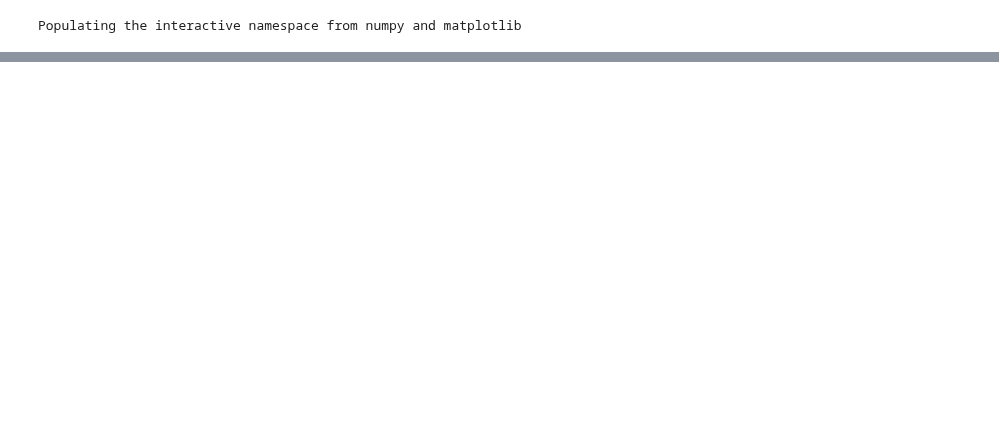
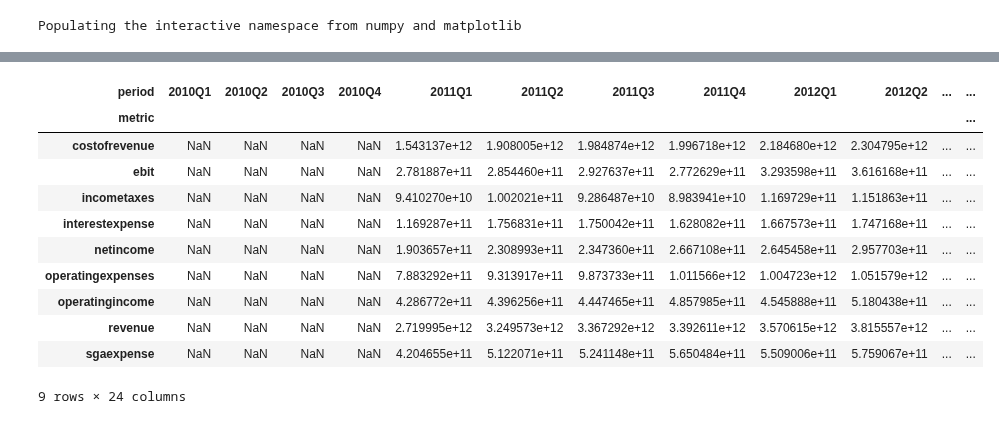
Before and after one commit to calcbench/notebooks, a Jupyter notebook: standard_statements.ipynb, the cells around one changed output, grey strips where cells are left out. Saved outputs shown, nothing was run; the diff lists cells and outputs as text; code cells hidden in the pictures; blank space fills up the shorter version.

```diff
--- a/standard_statements.ipynb
+++ b/standard_statements.ipynb
@@ -33,0 +52,15 @@ DateParseError: Unknown datetime string format, unable to parse: period
+# %%
+totals.shift(4, axis=1)
+# %% [output]
+| period | 2010Q1 | 2010Q2 | 2010Q3 | 2010Q4 | 2011Q1 | 2011Q2 | 2011Q3 | 2011Q4 | 2012Q1 | 2012Q2 | ... | ... |
+| metric |  |  |  |  |  |  |  |  |  |  |  | ... |
+| costofrevenue | NaN | NaN | NaN | NaN | 1.543137e+12 | 1.908005e+12 | 1.984874e+12 | 1.996718e+12 | 2.184680e+12 | 2.304795e+12 | ... | ... |
+| ebit | NaN | NaN | NaN | NaN | 2.781887e+11 | 2.854460e+11 | 2.927637e+11 | 2.772629e+11 | 3.293598e+11 | 3.616168e+11 | ... | ... |
+| incometaxes | NaN | NaN | NaN | NaN | 9.410270e+10 | 1.002021e+11 | 9.286487e+10 | 8.983941e+10 | 1.169729e+11 | 1.151863e+11 | ... | ... |
+| interestexpense | NaN | NaN | NaN | NaN | 1.169287e+11 | 1.756831e+11 | 1.750042e+11 | 1.628082e+11 | 1.667573e+11 | 1.747168e+11 | ... | ... |
+| netincome | NaN | NaN | NaN | NaN | 1.903657e+11 | 2.308993e+11 | 2.347360e+11 | 2.667108e+11 | 2.645458e+11 | 2.957703e+11 | ... | ... |
+| operatingexpenses | NaN | NaN | NaN | NaN | 7.883292e+11 | 9.313917e+11 | 9.873733e+11 | 1.011566e+12 | 1.004723e+12 | 1.051579e+12 | ... | ... |
+| operatingincome | NaN | NaN | NaN | NaN | 4.286772e+11 | 4.396256e+11 | 4.447465e+11 | 4.857985e+11 | 4.545888e+11 | 5.180438e+11 | ... | ... |
+| revenue | NaN | NaN | NaN | NaN | 2.719995e+12 | 3.249573e+12 | 3.367292e+12 | 3.392611e+12 | 3.570615e+12 | 3.815557e+12 | ... | ... |
+| sgaexpense | NaN | NaN | NaN | NaN | 4.204655e+11 | 5.122071e+11 | 5.241148e+11 | 5.650484e+11 | 5.509006e+11 | 5.759067e+11 | ... | ... |
+9 rows × 24 columns
```
Also changed, not shown: parts of 6 cells of this notebook, 3 other files.
